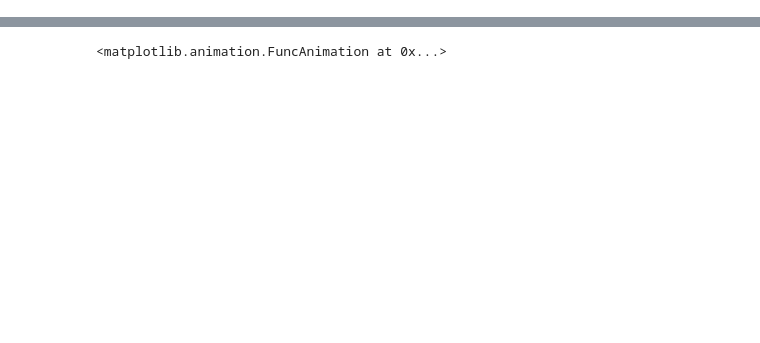
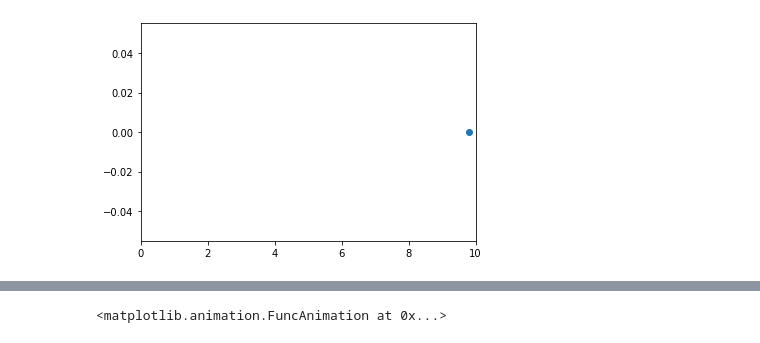
Before and after one commit to dudung/py-jupyter-nb, a Jupyter notebook: src/apply/animation/graph/xy_sine_funcanimation.ipynb, the cells around one changed output, grey strips where cells are left out. Cells and saved outputs as stored; diff of their text form; code cells hidden in the pictures; blank space fills up the shorter version.

```diff
--- a/src/apply/animation/graph/xy_sine_funcanimation.ipynb
+++ b/src/apply/animation/graph/xy_sine_funcanimation.ipynb
@@ -36,0 +102,28 @@ plt.show()
+# %%
+import numpy as np
+import matplotlib.pyplot as plt
+import matplotlib.animation as animation
+
+fig, ax = plt.subplots()
+ax.set_xlim([0, 10])
+
+scat = ax.scatter(1, 0)
+x = np.linspace(0, 10)
+
+
+def animate(i):
+    scat.set_offsets((x[i], 0))
+    return scat,
+
+ani = animation.FuncAnimation(fig, animate, repeat=True,
+                              frames=len(x) - 1, interval=50)
+
+# To save the animation using Pillow as a gif
+writer = animation.PillowWriter(fps=15,
+                                metadata=dict(artist='Me'),
+                                bitrate=1800)
+ani.save('data/scatter.gif', writer=writer)
+
+plt.show()
+# %% [output]
+[figure, added]
```
Also changed, not shown: parts of 12 cells of this notebook.
